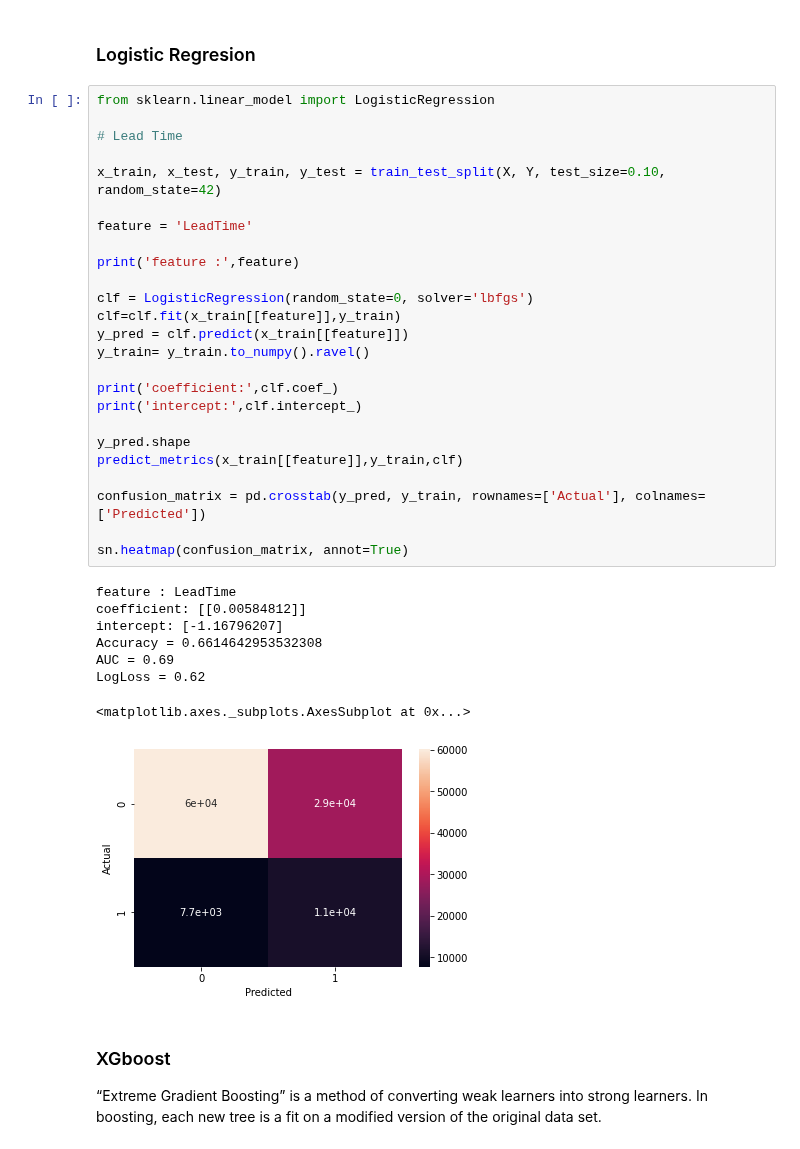
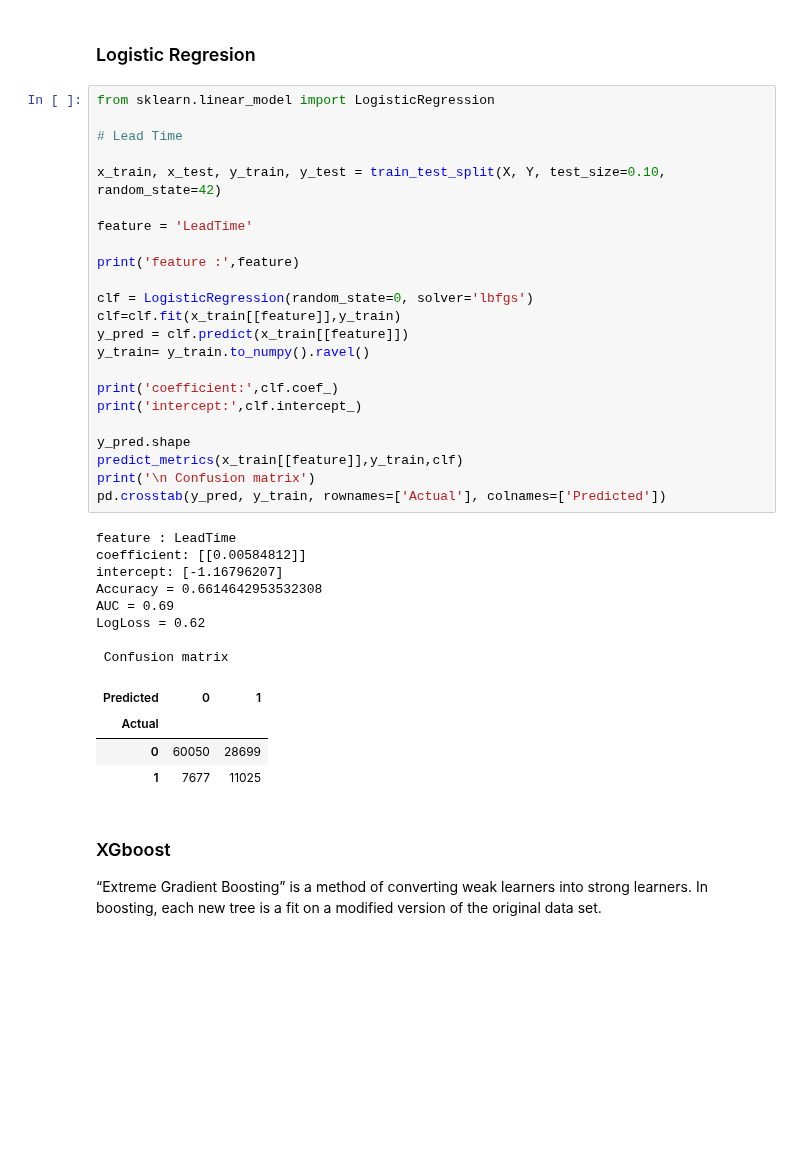
Before and after one commit to alejandromanas/GoogleColab_public, a Jupyter notebook: Bookings.ipynb, the cells around one changed output. Drawn from its saved outputs; the diff is of its cells as text; blank space fills up the shorter version.

```diff
--- a/Bookings.ipynb
+++ b/Bookings.ipynb
@@ -231,37 +231,39 @@ Y = pd.read_csv("https://raw.githubusercontent.com/alejandromanas/GoogleColab_pu
 # %%
 from sklearn.linear_model import LogisticRegression
 
 # Lead Time
 
 x_train, x_test, y_train, y_test = train_test_split(X, Y, test_size=0.10, random_state=42)
 
 feature = 'LeadTime'
 
 print('feature :',feature)
 
 clf = LogisticRegression(random_state=0, solver='lbfgs')
 clf=clf.fit(x_train[[feature]],y_train)
 y_pred = clf.predict(x_train[[feature]])
 y_train= y_train.to_numpy().ravel()
 
 print('coefficient:',clf.coef_)
 print('intercept:',clf.intercept_)
 
 y_pred.shape
 predict_metrics(x_train[[feature]],y_train,clf)
-
-confusion_matrix = pd.crosstab(y_pred, y_train, rownames=['Actual'], colnames=['Predicted'])
-
-sn.heatmap(confusion_matrix, annot=True)
+print('\n Confusion matrix')
+pd.crosstab(y_pred, y_train, rownames=['Actual'], colnames=['Predicted'])
 # %% [output]
 feature : LeadTime
 coefficient: [[0.00584812]]
 intercept: [-1.16796207]
 Accuracy = 0.6614642953532308
 AUC = 0.69
 LogLoss = 0.62
+
+ Confusion matrix
-<matplotlib.axes._subplots.AxesSubplot at 0x...>
-[figure, removed]
+| Predicted | 0 | 1 |
+| Actual |  |  |
+| 0 | 60050 | 28699 |
+| 1 | 7677 | 11025 |
 # %% [markdown]
 ### XGboost
 
```
Also changed, not shown: parts of 1 cell of this notebook.
